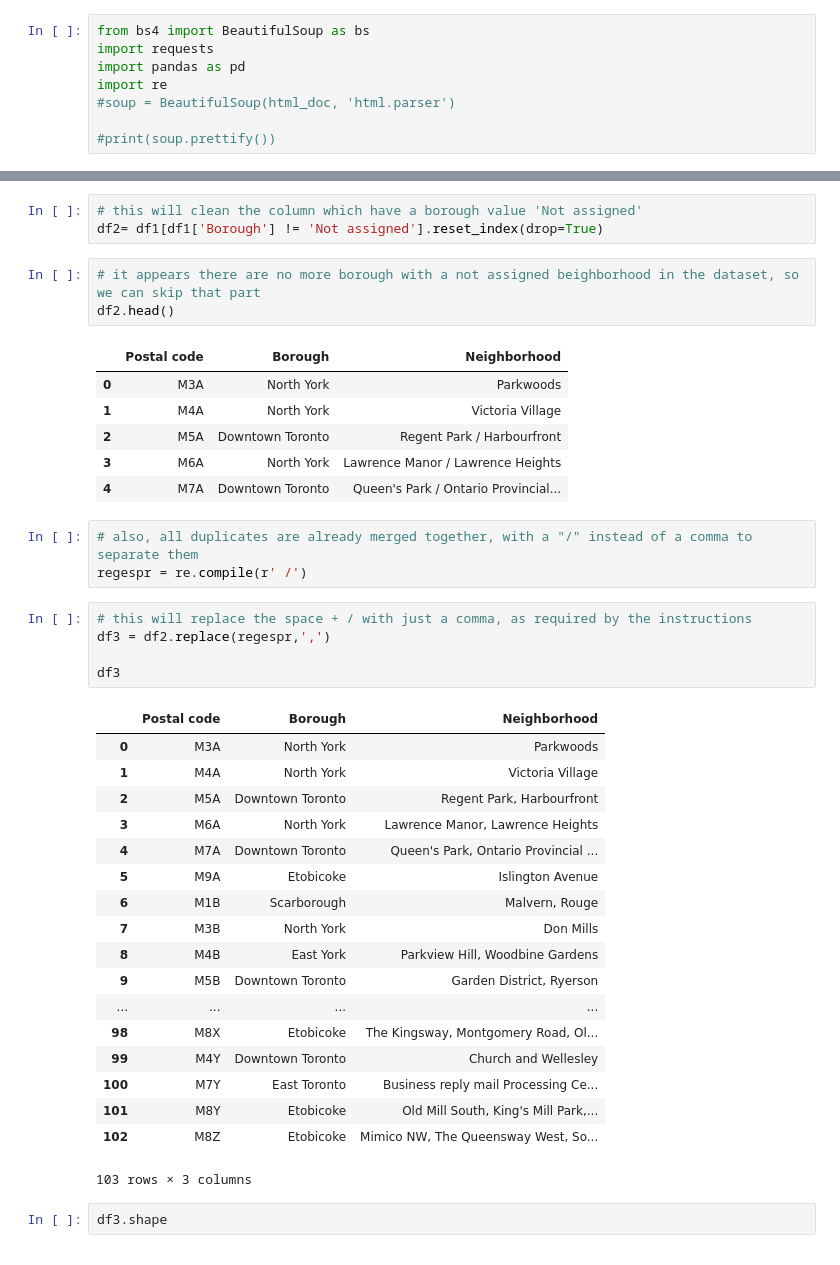
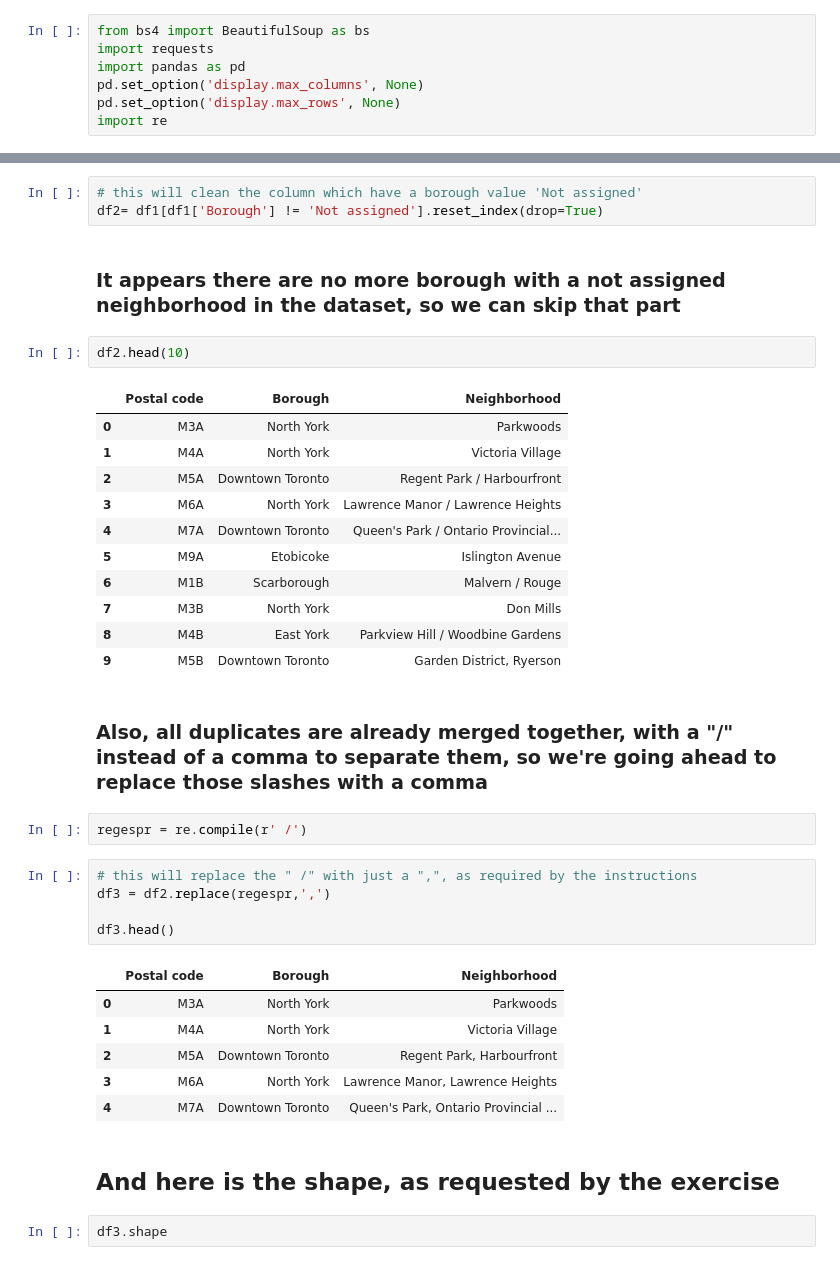
Before and after one commit to EmanueleLanzani/Coursera_Capstone, a Jupyter notebook: Toronto's Neighborhoods.ipynb, the cells around one changed output, grey strips where cells are left out. Cells and saved outputs as stored; diff of their text form.

```diff
--- a/Toronto's Neighborhoods.ipynb
+++ b/Toronto's Neighborhoods.ipynb
@@ -8,9 +9,8 @@ I will follow the tutorial available here, and the beautiful soup library.
 from bs4 import BeautifulSoup as bs
 import requests
 import pandas as pd
+pd.set_option('display.max_columns', None)
+pd.set_option('display.max_rows', None)
 import re
-#soup = BeautifulSoup(html_doc, 'html.parser')
-
-#print(soup.prettify())
 # %% [markdown]
 * Now we will open the wikipedia link with the beautifulsoup
@@ -63,43 +54,40 @@ df1
 # %%
 # this will clean the column which have a borough value 'Not assigned'
 df2= df1[df1['Borough'] != 'Not assigned'].reset_index(drop=True)
-# %%
-# it appears there are no more borough with a not assigned beighborhood in the dataset, so we can skip that part
-df2.head()
-# %% [output]
-|  | Postal code | Borough | Neighborhood |
-| 0 | M3A | North York | Parkwoods |
-| 1 | M4A | North York | Victoria Village |
-| 2 | M5A | Downtown Toronto | Regent Park / Harbourfront |
-| 3 | M6A | North York | Lawrence Manor / Lawrence Heights |
-| 4 | M7A | Downtown Toronto | Queen's Park / Ontario Provincial... |
-# %%
-# also, all duplicates are already merged together, with a "/" instead of a comma to separate them
-regespr = re.compile(r' /')
+# %% [markdown]
+### It appears there are no more borough with a not assigned neighborhood in the dataset, so we can skip that part
+# %%
+df2.head(10)
+# %% [output]
+|  | Postal code | Borough | Neighborhood |
+| 0 | M3A | North York | Parkwoods |
+| 1 | M4A | North York | Victoria Village |
+| 2 | M5A | Downtown Toronto | Regent Park / Harbourfront |
+| 3 | M6A | North York | Lawrence Manor / Lawrence Heights |
+| 4 | M7A | Downtown Toronto | Queen's Park / Ontario Provincial... |
+| 5 | M9A | Etobicoke | Islington Avenue |
+| 6 | M1B | Scarborough | Malvern / Rouge |
+| 7 | M3B | North York | Don Mills |
+| 8 | M4B | East York | Parkview Hill / Woodbine Gardens |
+| 9 | M5B | Downtown Toronto | Garden District, Ryerson |
+# %% [markdown]
+### Also, all duplicates are already merged together, with a "/" instead of a comma to separate them, so we're going ahead to replace those slashes with a comma
+# %%
+regespr = re.compile(r' /')
 # %%
-# this will replace the space + / with just a comma, as required by the instructions
+# this will replace the " /" with just a ",", as required by the instructions
 df3 = df2.replace(regespr,',')
 
-df3
+df3.head()
 # %% [output]
 |  | Postal code | Borough | Neighborhood |
 | 0 | M3A | North York | Parkwoods |
 | 1 | M4A | North York | Victoria Village |
 | 2 | M5A | Downtown Toronto | Regent Park, Harbourfront |
 | 3 | M6A | North York | Lawrence Manor, Lawrence Heights |
 | 4 | M7A | Downtown Toronto | Queen's Park, Ontario Provincial ... |
-| 5 | M9A | Etobicoke | Islington Avenue |
-| 6 | M1B | Scarborough | Malvern, Rouge |
-| 7 | M3B | North York | Don Mills |
-| 8 | M4B | East York | Parkview Hill, Woodbine Gardens |
-| 9 | M5B | Downtown Toronto | Garden District, Ryerson |
-| ... | ... | ... | ... |
-| 98 | M8X | Etobicoke | The Kingsway, Montgomery Road, Ol... |
-| 99 | M4Y | Downtown Toronto | Church and Wellesley |
-| 100 | M7Y | East Toronto | Business reply mail Processing Ce... |
-| 101 | M8Y | Etobicoke | Old Mill South, King's Mill Park,... |
-| 102 | M8Z | Etobicoke | Mimico NW, The Queensway West, So... |
-103 rows × 3 columns
+# %% [markdown]
+## And here is the shape, as requested by the exercise
 # %%
 df3.shape
 # %% [output]
```
Also changed, not shown: parts of 30 cells of this notebook.
